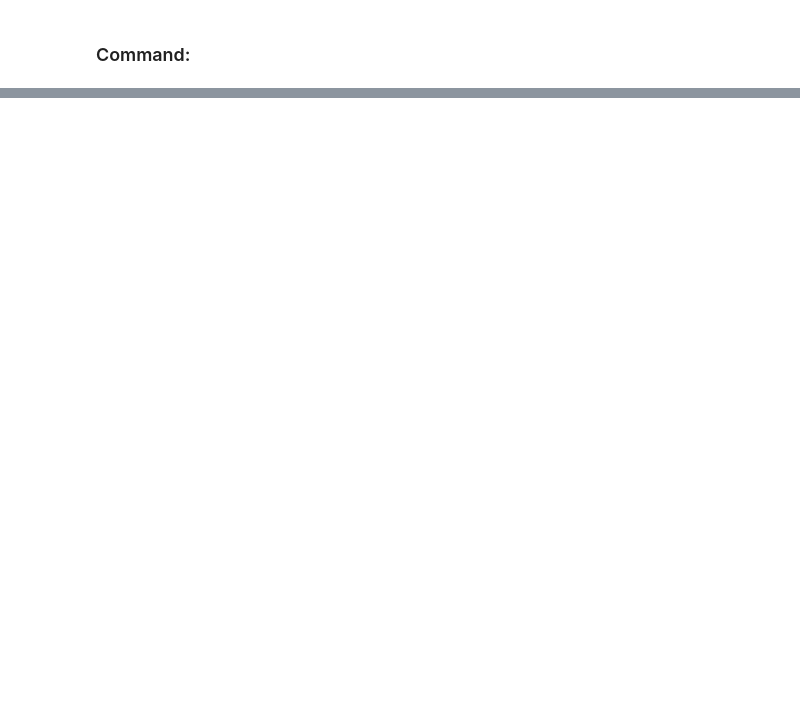
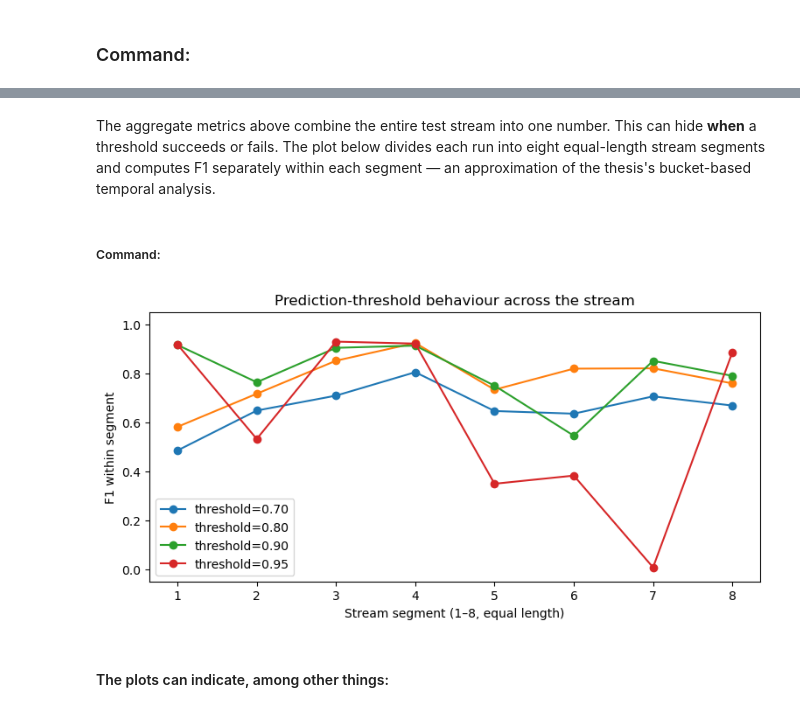
Before and after one commit to hadasecohen/streaming-vae-anomaly-detection, a Jupyter notebook: notebooks/cases/case03_threshold_calibration.ipynb, the cells around one changed output, grey strips where cells are left out. Saved outputs shown, nothing was run; the diff lists cells and outputs as text; code cells hidden in the pictures; blank space fills up the shorter version.

```diff
--- a/notebooks/cases/case03_threshold_calibration.ipynb
+++ b/notebooks/cases/case03_threshold_calibration.ipynb
@@ -410,98 +373,75 @@ This is why the thesis evaluates threshold behaviour over time in addition to re
+# %% [markdown]
+The aggregate metrics above combine the entire test stream into one number. This can hide **when** a threshold succeeds or fails. The plot below divides each run into eight equal-length stream segments and computes F1 separately within each segment — an approximation of the thesis's bucket-based temporal analysis.
+# %% [markdown]
+##### Command:
 # %%
 # Custom view: F1 over equal-length stream segments.
 # This approximates the thesis's anomaly-equal bucket plots by dividing
-# each reduced run into equal-length sections and calculating F1 per section.
+# each run into equal-length sections and calculating F1 per section.
 
 import glob
 import pandas as pd
 import matplotlib.pyplot as plt
+from IPython.display import display
 
-SESSION = OUTPUT_DIR
+%matplotlib inline
+
 N_BUCKETS = 8
 
 run_globs = {
-    "Transformer threshold=0.3": (
-        f"{SESSION}/case03_threshold_calibration/"
-        "case03_threshold_calibration_suite/Group/TF_VAE/"
-        "threshold_0_3/*_seed_42/trial_predictions.csv"
-    ),
-    "Transformer threshold=0.6": (
-        f"{SESSION}/case03_threshold_calibration/"
-        "case03_threshold_calibration_suite/Group/TF_VAE/"
-        "threshold_0_6/*_seed_42/trial_predictions.csv"
-    ),
-    "Transformer threshold=0.9": (
-        f"{SESSION}/case03_threshold_calibration/"
-        "case03_threshold_calibration_suite/Group/TF_VAE/"
-        "threshold_0_9/*_seed_42/trial_predictions.csv"
-    ),
-    "LSTM threshold=0.9": (
-        f"{SESSION}/case03_threshold_calibration/"
-        "case03_threshold_calibration_suite/Group/LSTM/"
-        "threshold_0_9/*_seed_42/trial_predictions.csv"
-    ),
+    "threshold=0.70": f"{OUTPUT_DIR}/{CASE_ID}_suite_resolved/Group/LSTM/threshold_0_7/*_seed_*/trial_predictions.csv",
+    "threshold=0.80": f"{OUTPUT_DIR}/{CASE_ID}_suite_resolved/Group/LSTM/threshold_0_8/*_seed_*/trial_predictions.csv",
+    "threshold=0.90": f"{OUTPUT_DIR}/{CASE_ID}_suite_resolved/Group/LSTM/threshold_0_9/*_seed_*/trial_predictions.csv",
+    "threshold=0.95": f"{OUTPUT_DIR}/{CASE_ID}_suite_resolved/Group/LSTM/threshold_0_95/*_seed_*/trial_predictions.csv",
 }
 
 runs = {}
 for label, pattern in run_globs.items():
     matches = sorted(glob.glob(pattern))
     if not matches:
-        raise FileNotFoundError(
-            f"No prediction file found for {label}. Expected pattern:\n{pattern}"
-        )
+        raise FileNotFoundError(f"No prediction file found for {label}. Expected pattern:\n{pattern}")
     runs[label] = matches[0]
 
 
 def bucket_f1(csv_path, n_buckets):
     df = pd.read_csv(
-        csv_path,
-        skiprows=1,
-        header=None,
-        names=[
-            "ts_start", "ts_end", "step", "confusion", "label",
-            "final_pred", "trained", "final_conf", "metrics"
-        ],
+        csv_path, skiprows=1, header=None,
+        names=["ts_start", "ts_end", "step", "confusion", "label",
+               "final_pred", "trained", "final_conf", "metrics"],
     )
-
     df["bucket"] = pd.cut(df["step"], n_buckets, labels=False)
     output = [float("nan")] * n_buckets
-
     for bucket, group in df.groupby("bucket"):
         tp = (group["confusion"] == "TP").sum()
         fp = (group["confusion"] == "FP").sum()
         fn = (group["confusion"] == "FN").sum()
-
         precision = tp / (tp + fp) if (tp + fp) else float("nan")
         recall = tp / (tp + fn) if (tp + fn) else float("nan")
-
-        if (
-            precision == precision
-            and recall == recall
-            and (precision + recall) > 0
-        ):
+        if precision == precision and recall == recall and (precision + recall) > 0:
             f1 = 2 * precision * recall / (precision + recall)
         else:
             f1 = float("nan")
-
         output[int(bucket)] = f1
-
     return output
 
 
 fig, ax = plt.subplots(figsize=(9, 4))
-
 for label, path in runs.items():
     values = bucket_f1(path, N_BUCKETS)
-    ax.plot(
-        range(1, N_BUCKETS + 1),
-        values,
-        marker="o",
-        label=label,
-    )
+    ax.plot(range(1, N_BUCKETS + 1), values, marker="o", label=label)
 
 ax.set_xlabel("Stream segment (1–8, equal length)")
 ax.set_ylabel("F1 within segment")
 ax.set_title("Prediction-threshold behaviour across the stream")
 ax.set_ylim(-0.05, 1.05)
 ax.legend()
-plt.show()
+# display(fig) renders the Figure via IPython's own PNG hook, independent of
+# matplotlib's backend — works the same whether MPLBACKEND=Agg (set earlier
+# for headless/Colab runs) or an interactive backend is active, unlike
+# plt.show() which is a no-op under Agg.
+display(fig)
+plt.close(fig)
+# %% [output]
+[figure, added]
+# %% [markdown]
+#### The plots can indicate, among other things:
```
Also changed, not shown: parts of 47 cells of this notebook, 19 other files.
